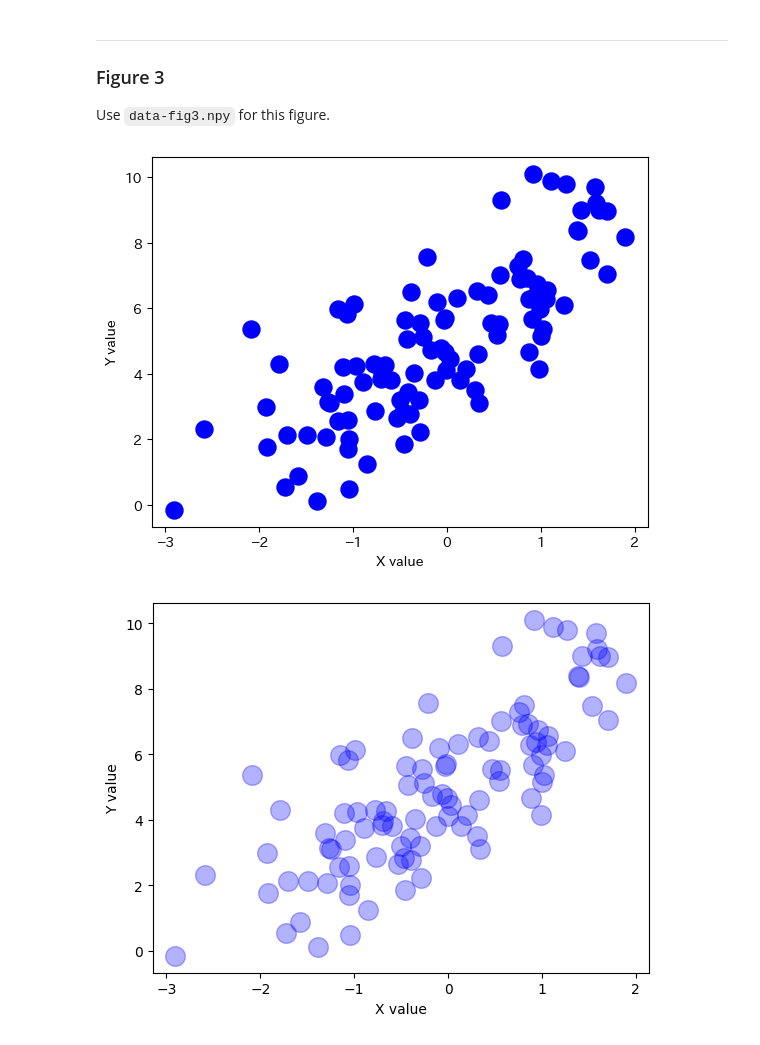
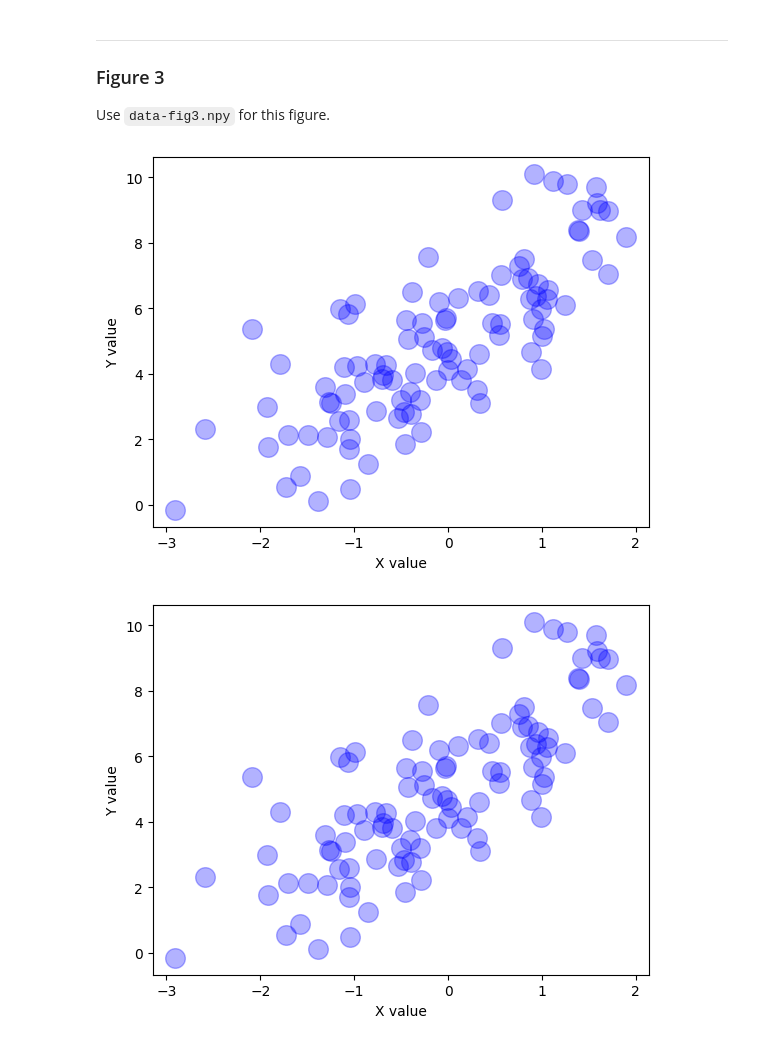
Before and after one commit to 00koya00/Data_Analysis_Practice_II-E2_2025, a Jupyter notebook: Assn-3.ipynb, the cells around one changed output. Saved outputs shown, nothing was run; the diff lists cells and outputs as text; code cells hidden in the pictures.

```diff
--- a/Assn-3 (1).ipynb
+++ b/Assn-3.ipynb
@@ -79,25 +79,25 @@ Use `data-fig3.npy` for this figure.
 # %%
 %matplotlib inline
 
 import numpy as np
 from matplotlib import pyplot as plt
 
 a   = np.load( 'Assn-3-data/data-fig3.npy' )
 
 x = []
 y = []
 
 for i in range (0, len(a)):
     x.append(a[i,0])
     y.append(a[i,1])
 
-plt.scatter(x,y, s = 150, c = "blue", edgecolors = "blue")
+plt.scatter(x,y, s = 200, c = "blue", edgecolors = "blue", alpha = 0.3)
 
 plt.xlabel("X value")
 plt.ylabel("Y value")
 plt.show()
 # %% [output]
-[figure, old version]
+[figure, new version]
 # %%
 # %% [output]
 [figure]
```
Also changed, not shown: parts of 5 cells of this notebook.
